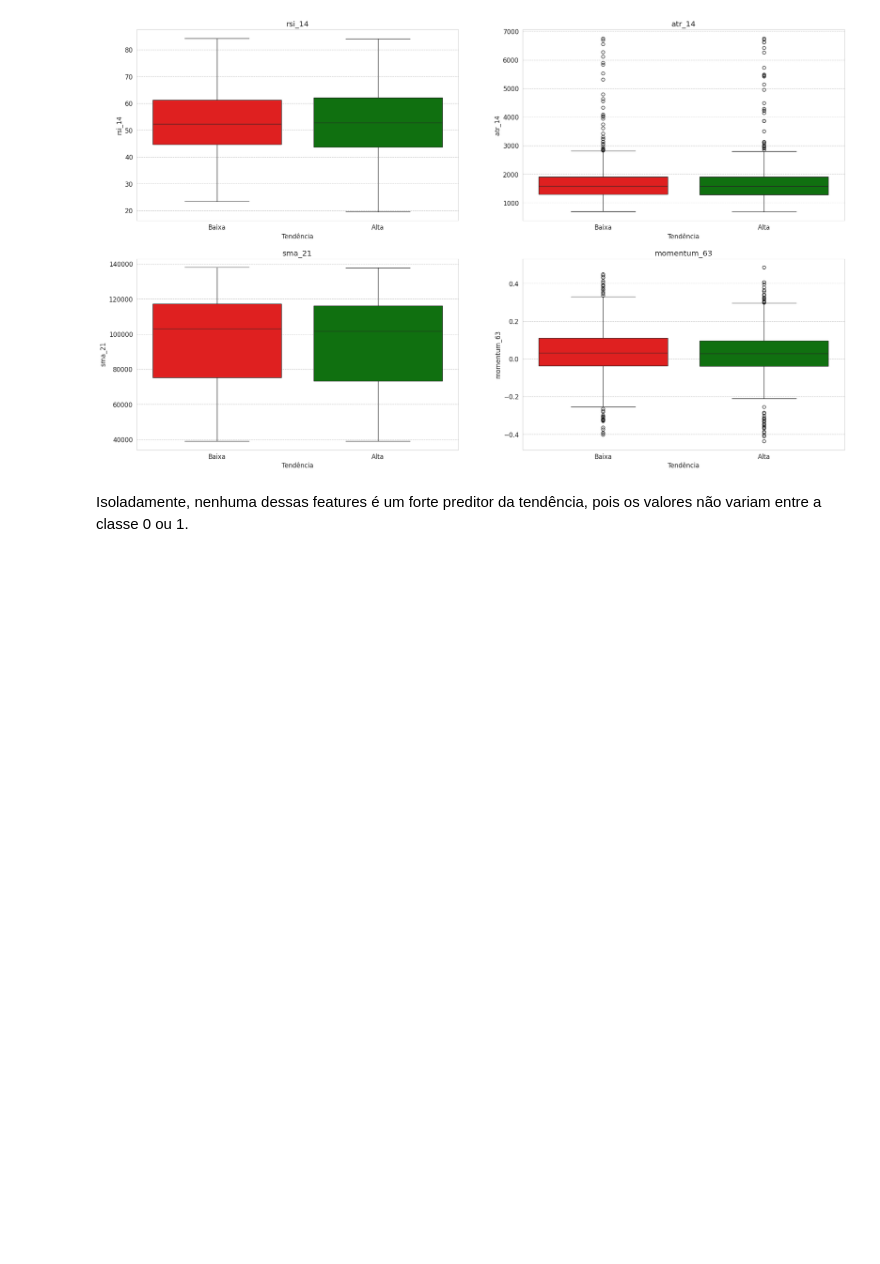
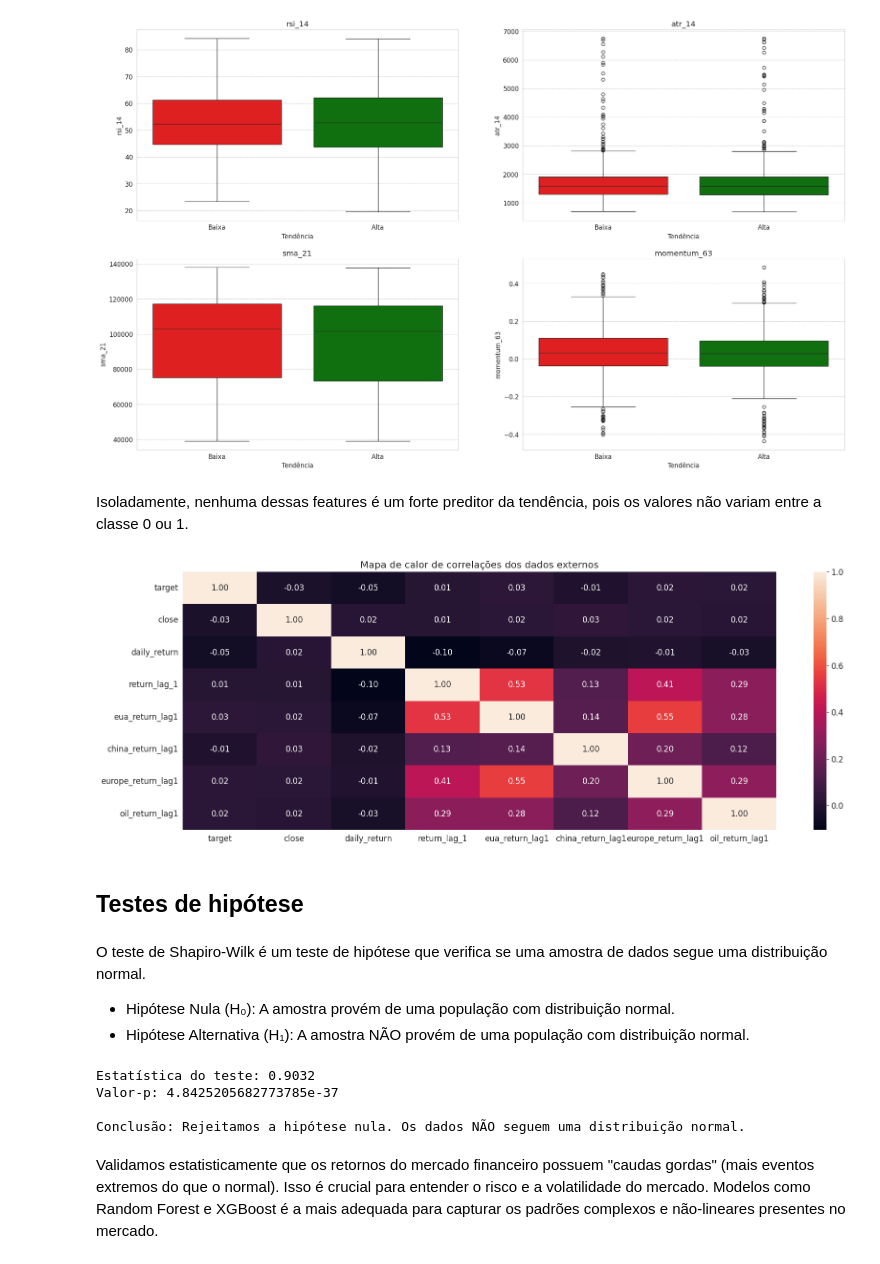
Before and after one commit to JacksonvBarbosa/Analise_Indice_Ibovespa, a Jupyter notebook: notebooks/02-exploratory-data-analysis-notebook.ipynb, the cells around one changed output. Saved outputs shown, nothing was run; the diff lists cells and outputs as text; code cells hidden in the pictures; blank space fills up the shorter version.

Commit message:
novas features externas

```diff
--- a/notebooks/02-exploratory-data-analysis-notebook.ipynb
+++ b/notebooks/02-exploratory-data-analysis-notebook.ipynb
@@ -362,3 +343,38 @@ for i, coluna in enumerate(colunas, 1):
 [figure]
 # %% [markdown]
 Isoladamente, nenhuma dessas features é um forte preditor da tendência, pois os valores não variam entre a classe 0 ou 1.
+# %%
+# mapa de calor de correlação das variáveis baseadas em fontes externas
+columns_corr = ['target', 'close', 'daily_return', 'return_lag_1', 'eua_return_lag1', 'china_return_lag1', 'europe_return_lag1', 'oil_return_lag1']
+corr = df[columns_corr].corr(numeric_only=True)
+
+sns.heatmap(corr, annot=True, fmt='.2f')
+plt.title('Mapa de calor de correlações dos dados externos')
+plt.show()
+# %% [output]
+[figure, added]
+# %% [markdown]
+## Testes de hipótese
+# %% [markdown]
+O teste de Shapiro-Wilk é um teste de hipótese que verifica se uma amostra de dados segue uma distribuição normal.
+
+* Hipótese Nula (H₀): A amostra provém de uma população com distribuição normal.
+* Hipótese Alternativa (H₁): A amostra NÃO provém de uma população com distribuição normal.
+# %%
+# Teste de hipótese da distribuição do retorno diário
+stat, p = stats.shapiro(df['daily_return'])
+print(f'Estatística do teste: {stat:.4f}\nValor-p: {p}')
+
+# Nível de significância de 95%
+alpha = 0.05
+if p > alpha:
+    print("\nConclusão: Não há evidência suficiente para rejeitar a hipótese nula. Os dados seguem uma distribuição normal.")
+else:
+    print("\nConclusão: Rejeitamos a hipótese nula. Os dados NÃO seguem uma distribuição normal.")
+# %% [output]
+Estatística do teste: 0.9032
+Valor-p: 4.8425205682773785e-37
+
+Conclusão: Rejeitamos a hipótese nula. Os dados NÃO seguem uma distribuição normal.
+# %% [markdown]
+Validamos estatisticamente que os retornos do mercado financeiro possuem "caudas gordas" (mais eventos extremos do que o normal). Isso é crucial para entender o risco e a volatilidade do mercado. Modelos como Random Forest e XGBoost é a mais adequada para capturar os padrões complexos e não-lineares presentes no mercado.
```
Also changed, not shown: parts of 13 cells of this notebook, 6 other files.
